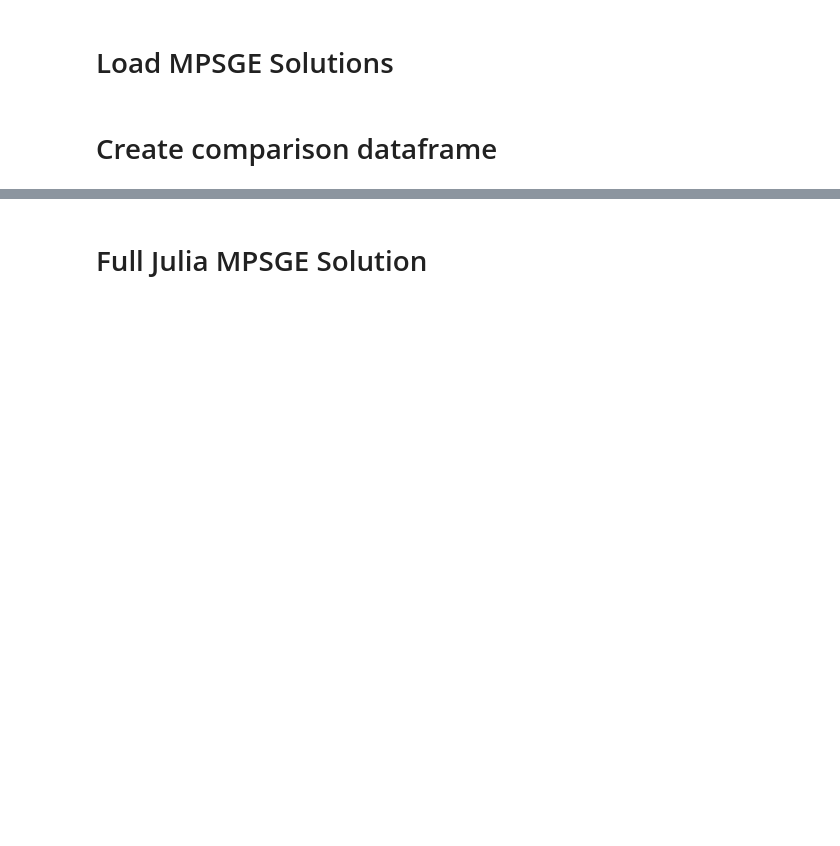
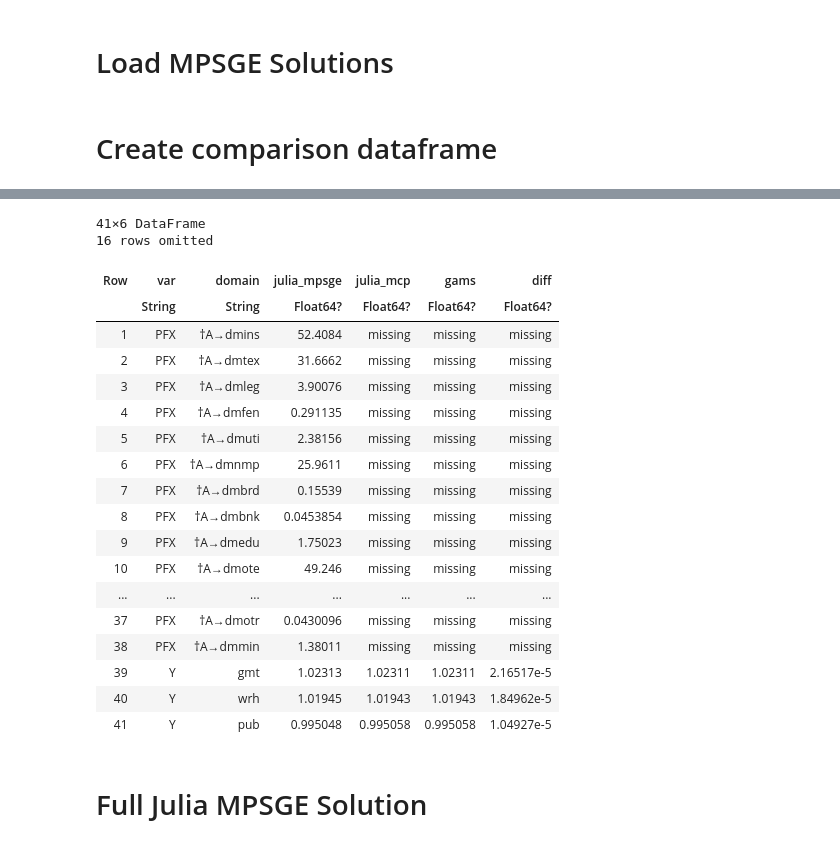
Before and after one commit to EliLazarus/WiNnat_model, a Jupyter notebook: find_differences.ipynb, the cells around one changed output, grey strips where cells are left out. Cells and saved outputs as stored; diff of their text form; code cells hidden in the pictures; blank space fills up the shorter version.

```diff
--- a/find_differences.ipynb
+++ b/find_differences.ipynb
@@ -81,3 +104,26 @@ df = DataFrame(CSV.File("national_sols_gams.csv",stringtype=String)) |>
+# %%
+df[80:120,:]
+# %% [output]
+41×6 DataFrame
+16 rows omitted
+| Row | var | domain | julia_mpsge | julia_mcp | gams | diff |
+|  | String | String | Float64? | Float64? | Float64? | Float64? |
+| 1 | PFX | †A→dmins | 52.4084 | missing | missing | missing |
+| 2 | PFX | †A→dmtex | 31.6662 | missing | missing | missing |
+| 3 | PFX | †A→dmleg | 3.90076 | missing | missing | missing |
+| 4 | PFX | †A→dmfen | 0.291135 | missing | missing | missing |
+| 5 | PFX | †A→dmuti | 2.38156 | missing | missing | missing |
+| 6 | PFX | †A→dmnmp | 25.9611 | missing | missing | missing |
+| 7 | PFX | †A→dmbrd | 0.15539 | missing | missing | missing |
+| 8 | PFX | †A→dmbnk | 0.0453854 | missing | missing | missing |
+| 9 | PFX | †A→dmedu | 1.75023 | missing | missing | missing |
+| 10 | PFX | †A→dmote | 49.246 | missing | missing | missing |
+| ... | ... | ... | ... | ... | ... | ... |
+| 37 | PFX | †A→dmotr | 0.0430096 | missing | missing | missing |
+| 38 | PFX | †A→dmmin | 1.38011 | missing | missing | missing |
+| 39 | Y | gmt | 1.02313 | 1.02311 | 1.02311 | 2.16517e-5 |
+| 40 | Y | wrh | 1.01945 | 1.01943 | 1.01943 | 1.84962e-5 |
+| 41 | Y | pub | 0.995048 | 0.995058 | 0.995058 | 1.04927e-5 |
 # %% [markdown]
 # Full Julia MPSGE Solution
 # %%
```
Also changed, not shown: parts of 5 cells of this notebook, 1 other file.
